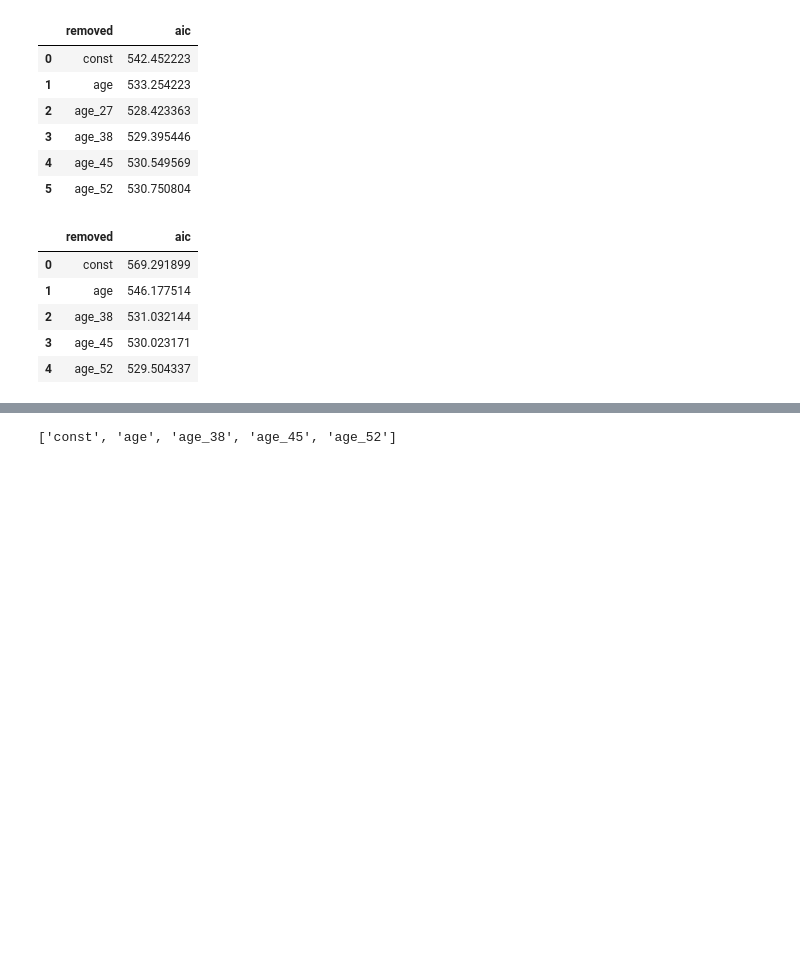
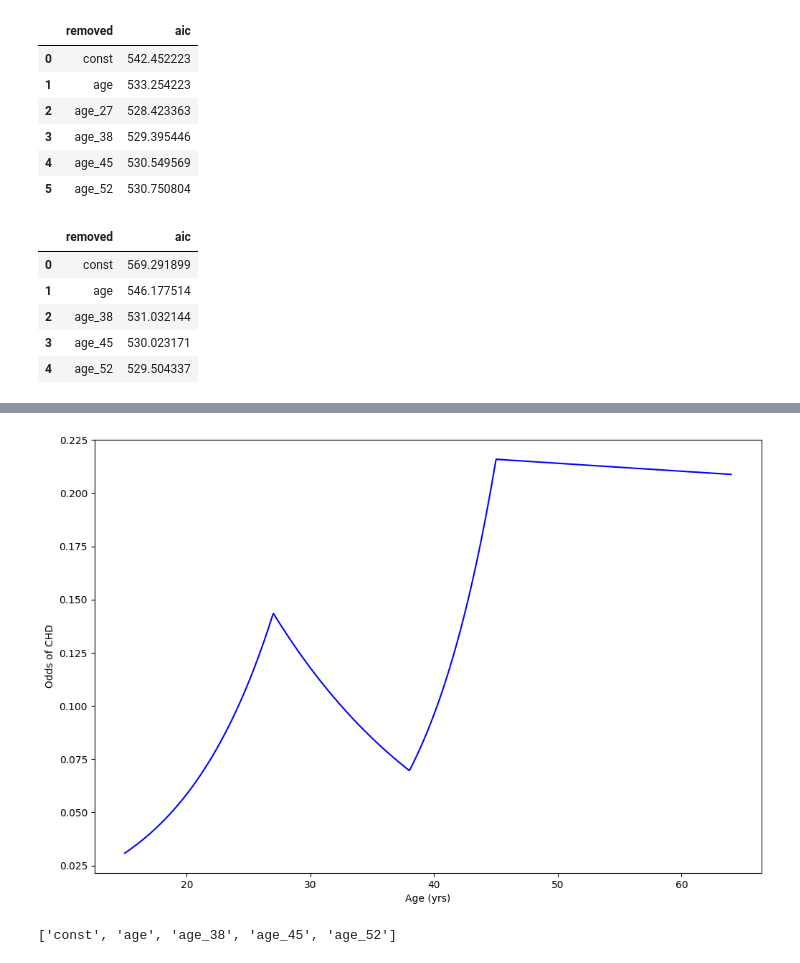
Before and after one commit to omesner/UMSTATS504, a Jupyter notebook: splines/splines.ipynb, the cells around one changed output, grey strips where cells are left out. Cells and saved outputs as stored; diff of their text form; code cells hidden in the pictures; blank space fills up the shorter version.

```diff
--- a/splines/splines.ipynb
+++ b/splines/splines.ipynb
@@ -536,3 +537,9 @@ plt.ylabel('Logit P(CHD)');
+# %%
+plt.plot(x_col, np.exp(y), '-b')
+plt.xlabel('Age (yrs)')
+plt.ylabel('Odds of CHD');
+# %% [output]
+[figure, added]
 # %%
 def back_select(response, exog):
     '''
```
Also changed, not shown: parts of 28 cells of this notebook.
